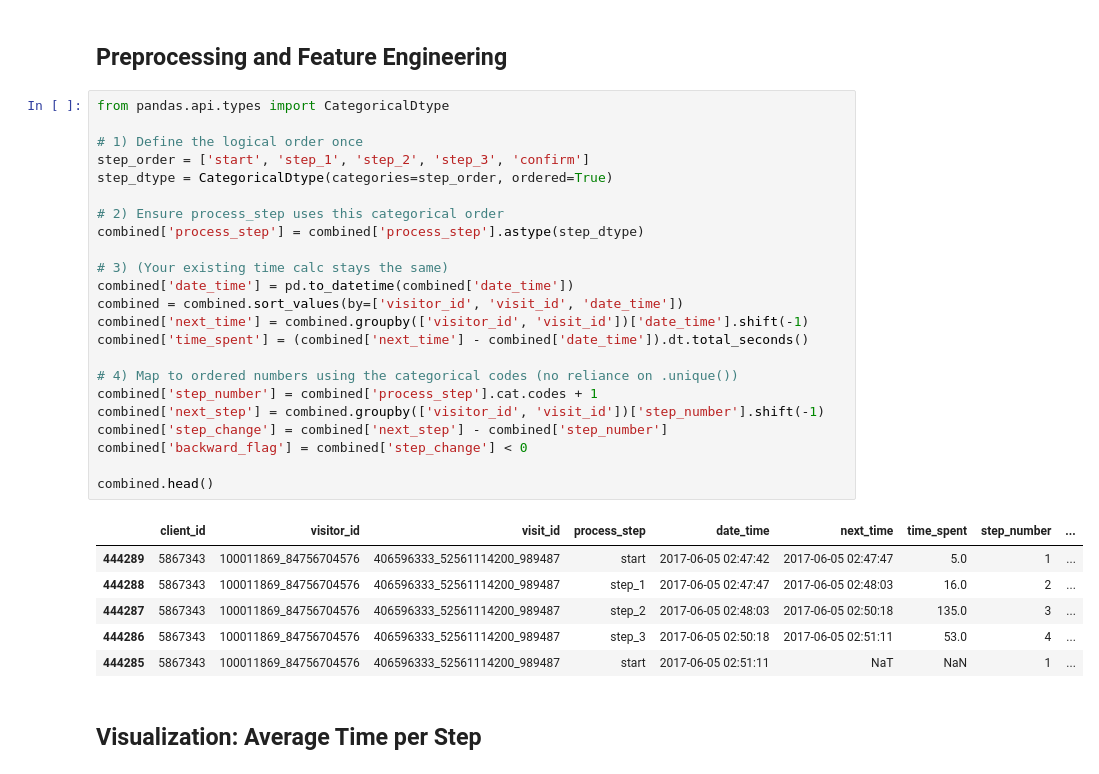
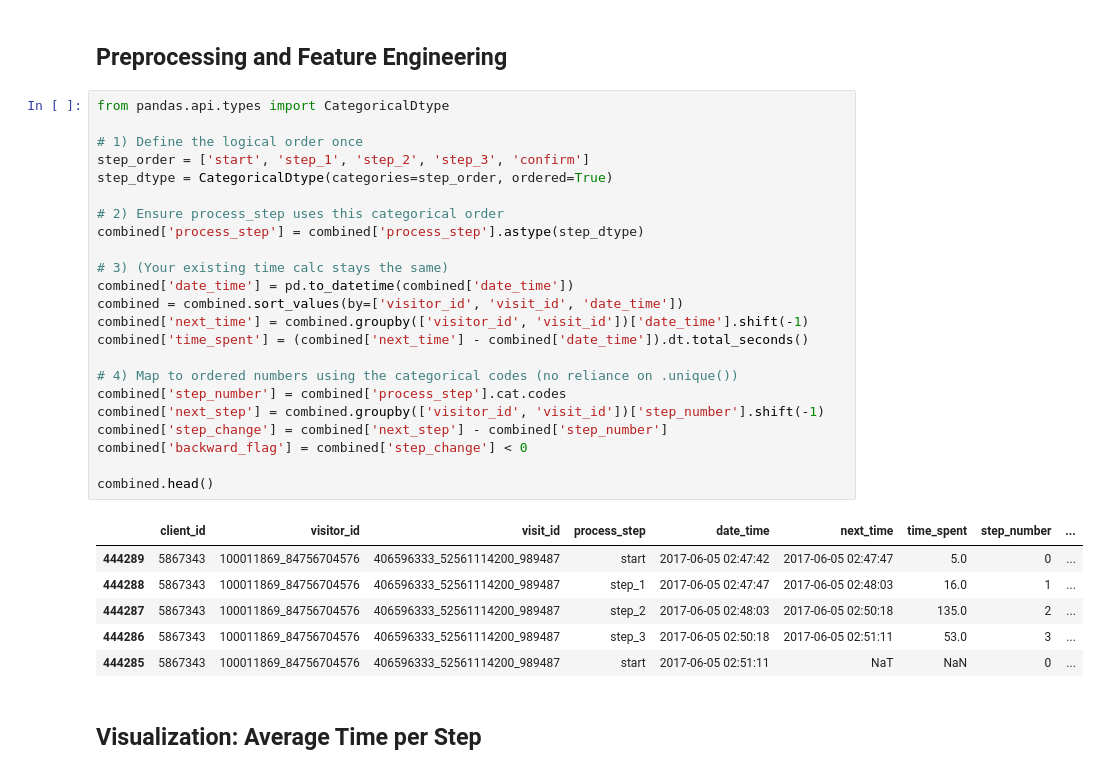
Before and after one commit to TeresaSilva7361/vanguard-ab-test, a Jupyter notebook: client_step_analysisv5.ipynb, the cells around one changed output. Drawn from its saved outputs; the diff is of its cells as text.

```diff
--- a/client_step_analysisv5.ipynb
+++ b/client_step_analysisv5.ipynb
@@ -81,33 +81,33 @@ display(merged_clients)
 # %%
 from pandas.api.types import CategoricalDtype
 
 # 1) Define the logical order once
 step_order = ['start', 'step_1', 'step_2', 'step_3', 'confirm']
 step_dtype = CategoricalDtype(categories=step_order, ordered=True)
 
 # 2) Ensure process_step uses this categorical order
 combined['process_step'] = combined['process_step'].astype(step_dtype)
 
 # 3) (Your existing time calc stays the same)
 combined['date_time'] = pd.to_datetime(combined['date_time'])
 combined = combined.sort_values(by=['visitor_id', 'visit_id', 'date_time'])
 combined['next_time'] = combined.groupby(['visitor_id', 'visit_id'])['date_time'].shift(-1)
 combined['time_spent'] = (combined['next_time'] - combined['date_time']).dt.total_seconds()
 
 # 4) Map to ordered numbers using the categorical codes (no reliance on .unique())
-combined['step_number'] = combined['process_step'].cat.codes + 1
+combined['step_number'] = combined['process_step'].cat.codes
 combined['next_step'] = combined.groupby(['visitor_id', 'visit_id'])['step_number'].shift(-1)
 combined['step_change'] = combined['next_step'] - combined['step_number']
 combined['backward_flag'] = combined['step_change'] < 0
 
 combined.head()
 # %% [output]
 |  | client_id | visitor_id | visit_id | process_step | date_time | next_time | time_spent | step_number | ... |
-| 444289 | 5867343 | 100011869_84756704576 | 406596333_52561114200_989487 | start | 2017-06-05 02:47:42 | 2017-06-05 02:47:47 | 5.0 | 1 | ... |
-| 444288 | 5867343 | 100011869_84756704576 | 406596333_52561114200_989487 | step_1 | 2017-06-05 02:47:47 | 2017-06-05 02:48:03 | 16.0 | 2 | ... |
-| 444287 | 5867343 | 100011869_84756704576 | 406596333_52561114200_989487 | step_2 | 2017-06-05 02:48:03 | 2017-06-05 02:50:18 | 135.0 | 3 | ... |
-| 444286 | 5867343 | 100011869_84756704576 | 406596333_52561114200_989487 | step_3 | 2017-06-05 02:50:18 | 2017-06-05 02:51:11 | 53.0 | 4 | ... |
-| 444285 | 5867343 | 100011869_84756704576 | 406596333_52561114200_989487 | start | 2017-06-05 02:51:11 | NaT | NaN | 1 | ... |
+| 444289 | 5867343 | 100011869_84756704576 | 406596333_52561114200_989487 | start | 2017-06-05 02:47:42 | 2017-06-05 02:47:47 | 5.0 | 0 | ... |
+| 444288 | 5867343 | 100011869_84756704576 | 406596333_52561114200_989487 | step_1 | 2017-06-05 02:47:47 | 2017-06-05 02:48:03 | 16.0 | 1 | ... |
+| 444287 | 5867343 | 100011869_84756704576 | 406596333_52561114200_989487 | step_2 | 2017-06-05 02:48:03 | 2017-06-05 02:50:18 | 135.0 | 2 | ... |
+| 444286 | 5867343 | 100011869_84756704576 | 406596333_52561114200_989487 | step_3 | 2017-06-05 02:50:18 | 2017-06-05 02:51:11 | 53.0 | 3 | ... |
+| 444285 | 5867343 | 100011869_84756704576 | 406596333_52561114200_989487 | start | 2017-06-05 02:51:11 | NaT | NaN | 0 | ... |
 # %% [markdown]
 ## Visualization: Average Time per Step
 # %%
```
Also changed, not shown: parts of 3 cells of this notebook.
